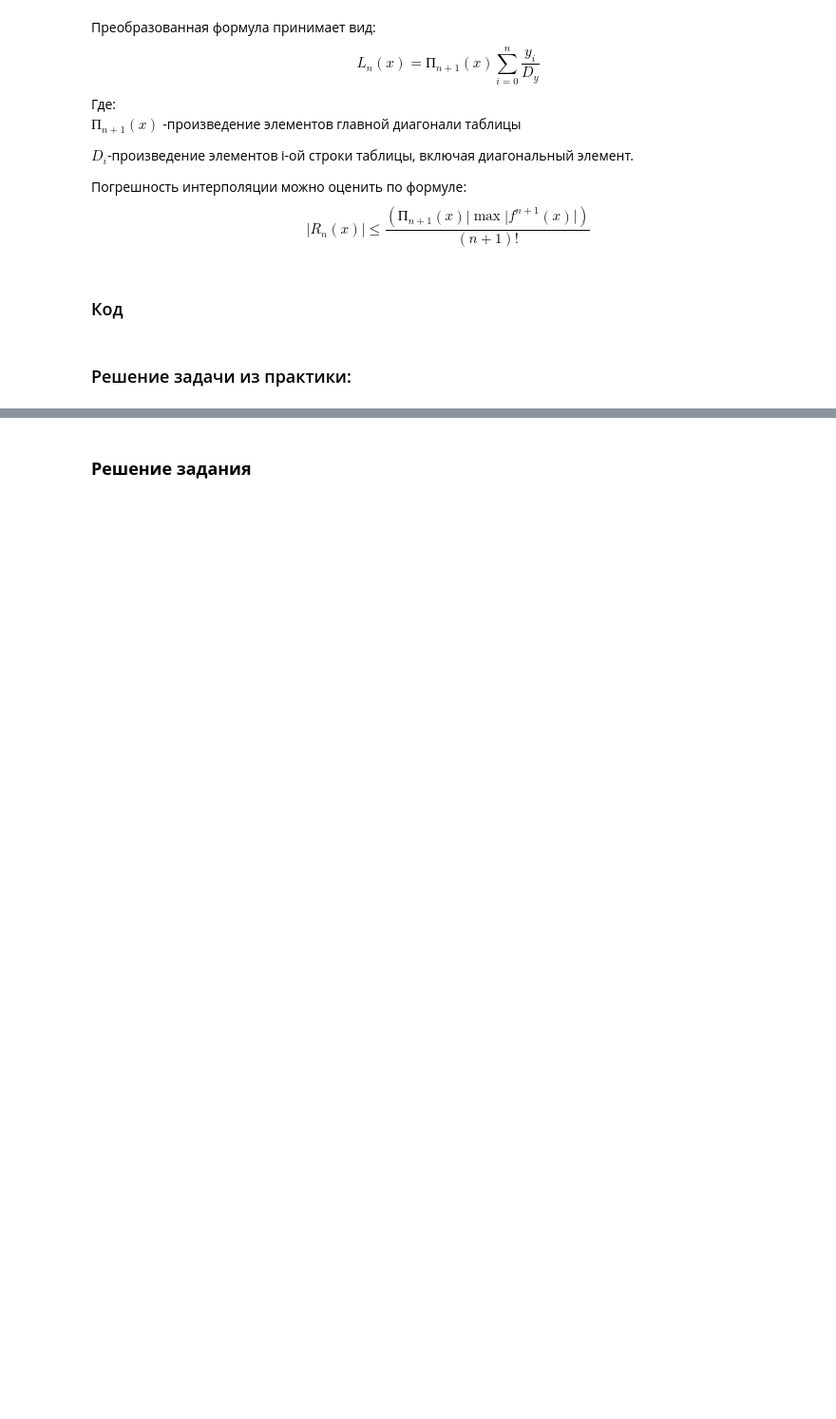
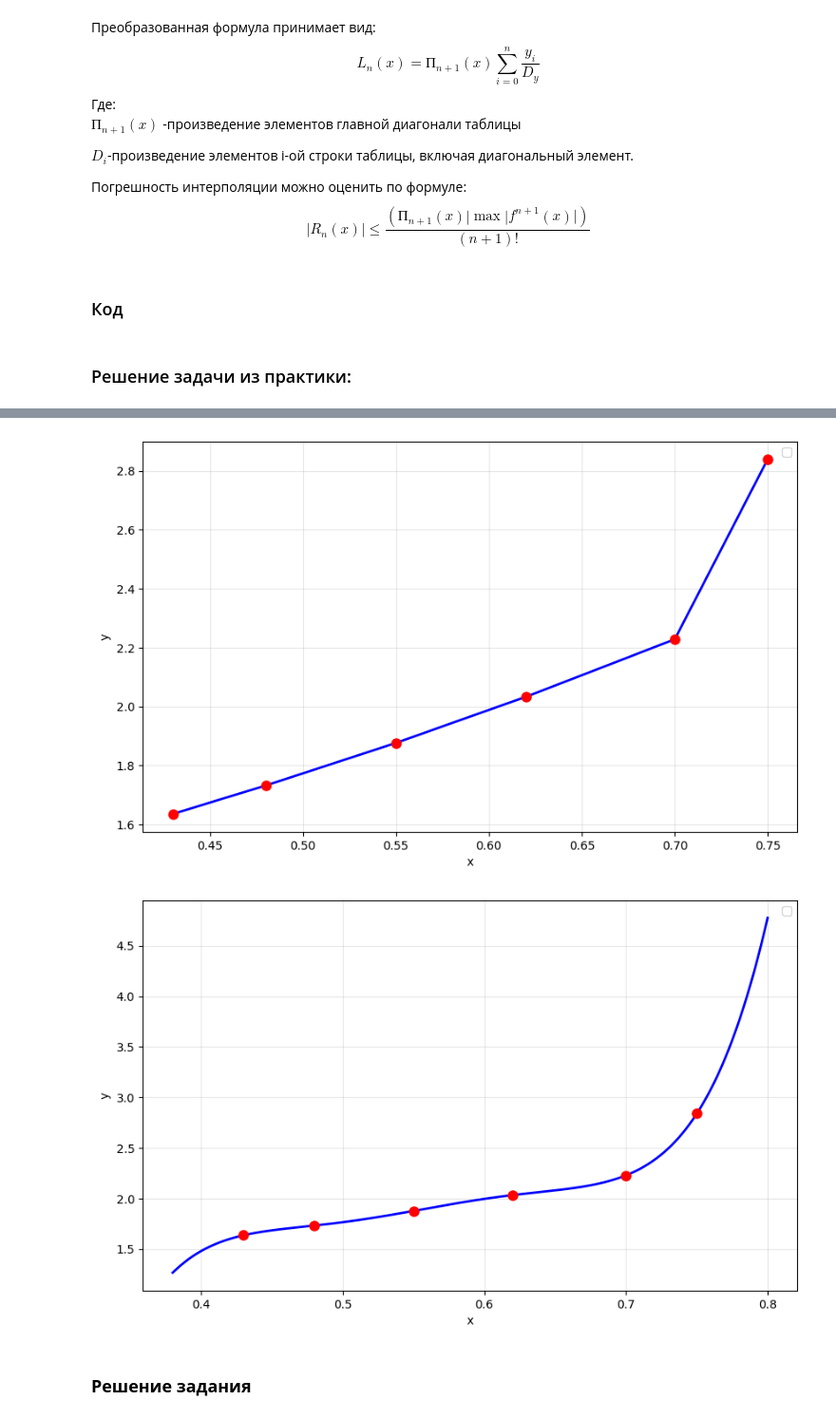
Before and after one commit to medovichka/Vyz, a Jupyter notebook: 2курс/2семестр/Код/Вычислительная Математика/3/Laba3VychMat.ipynb, the cells around one changed output, grey strips where cells are left out. Shown at 95% size. Drawn from its saved outputs; the diff is of its cells as text; code cells hidden in the pictures; blank space fills up the shorter version.

```diff
--- a/2курс/2семестр/Код/Вычислительная Математика/3/Laba3VychMat.ipynb
+++ b/2курс/2семестр/Код/Вычислительная Математика/3/Laba3VychMat.ipynb
@@ -90,30 +106,33 @@ def lagrange_tablica(X, Xk, Yk):
 # %%
-def print_Table(Table, Di, D0, Yk, result, x):
-    dlin = len(Table) - 2
-    sum_y_di = sum(Yk[i]/Di[i] for i in range(dlin))
 
+def print_lagrange(Table, Di, D0, Yk, result, x):
+    dlin = len(Table)
+    sum_y_di = 0.0
     print("\nТаблица:")
     print("=" * 80)
-
     for i in range(dlin):
         val = Yk[i] / Di[i]
         sum_y_di += val
         for j in range(dlin):
             print(f"{Table[i][j]:.6f}|", end=" ")
-            if j==dlin-1:
-                print(
-                    f"D{i} = {Di[i]:.10f} | "+
-                    f"Y{i}/D{i} = {val:.10f}"
-                      )
+            if j == dlin - 1:
+                print(f"D{i} = {Di[i]:.10f} | Y{i}/D{i} = {val:.10f}")
+    print("=" * 80)
+    print(f"\nПроизведение главной диагонали (D0) = {D0:.6e}")
+    print(f"\nY(x={x}) = {result:.10f}")
 
-    print("=" * 80)
+def plot(xlot, ylot):
+    plt.figure(figsize=(10, 6))
 
+    plt.plot(xlot, ylot, 'b-', linewidth=2)
 
-    print(f"\nПроизведение главной диагонали (D0) = {D0:.6e}")
+    plt.plot(Xk, Yk, 'ro', markersize=8)
 
-    print(f"\nСумма Yk/Di = {sum_y_di:.6f}")
-
-    print(f"\nY(x={x}) = D0 * sum(Yk/Di) = {D0:.6e} * {sum_y_di:.6f} = {result:.10f}")
+    plt.xlabel('x')
+    plt.ylabel('y')
+    plt.grid(True, alpha=0.3)
+    plt.legend()
+    plt.show()
 # %% [markdown]
 ### Решение задачи из практики:
 # %%
@@ -143,3 +160,12 @@ Y(x=0.527) = D0 * sum(Yk/Di) = 3.762109e-07 * 9680105.782711 = 1.8208805230
+# %%
+plot(Xk,Yk)
+
+x_plot = np.linspace(min(Xk) - 0.05, max(Xk) + 0.05, 1000)
+y_plot = [lagrange_interpolation(x_val, Xk, Yk) for x_val in x_plot]
+plot(x_plot,y_plot)
+# %% [output]
+[figure, added]
+[figure, added]
 # %% [markdown]
 ### **Решение задания**
 # %%
```
Also changed, not shown: parts of 17 cells of this notebook, 2 other files.
